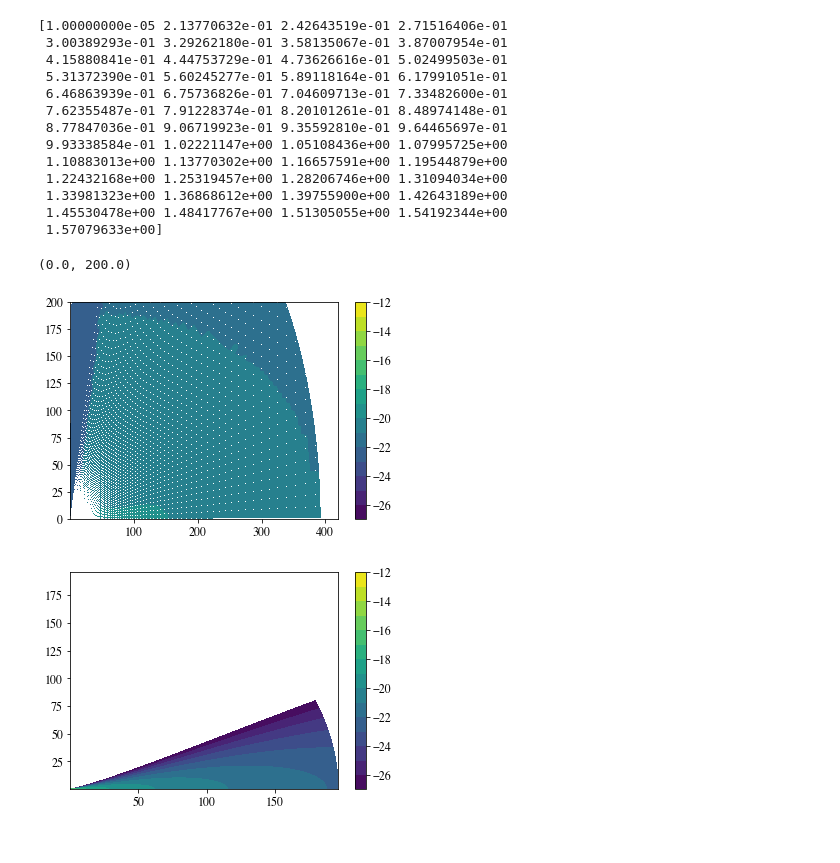
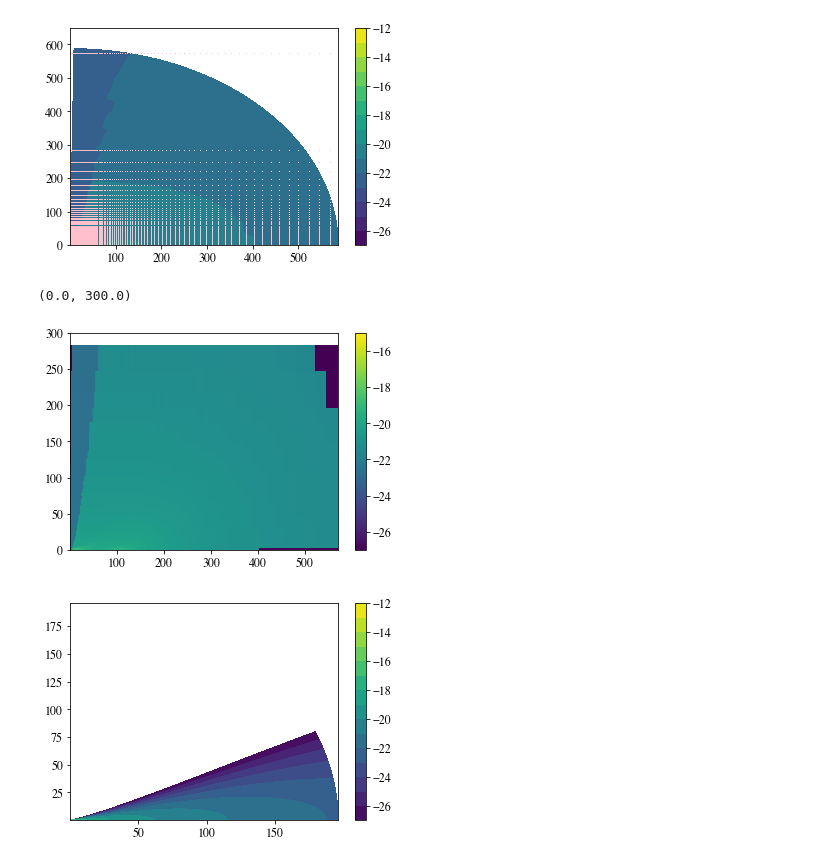
Before and after one commit to uconn-origins/wedgeford, a Jupyter notebook: models/make_model.ipynb, the cells around one changed output. Drawn from its saved outputs; the diff is of its cells as text; code cells hidden in the pictures.

```diff
--- a/models/make_model.ipynb
+++ b/models/make_model.ipynb
@@ -10,34 +10,26 @@ from make_model import *
 stellar_params = {'Ms': 1, 'Rs': 1, 'Ts': 5000}
 disk_params = {'Mdisk': 0.03, 'Mfrac': [0.01,0.01],'R0':[1,1], 'Rout':[200,200], 'H0':[0.05,0.025], 'p':[-1,-1], 'fi':[0.25,0.25], 'Rdisk':[60,60]}
 envelope_params = {'Min': 1.0e-7, 'Rc':100, 'rho_amb':1e-30, 'rho_0': 1e-20,'theta_min': 10,'exf':0.25,'Rmax':5e5, 'd2g': 0.01 }
-grid_params = {'N':[200,180,180], 'min':[0.1,1e-2,0], 'max':[400,pi/2.,2*pi], 'spacing':['log','lin','lin']}
+grid_params = {'N':[200,180,180], 'min':[0.1,1e-2,0], 'max':[600,pi/2.,2*pi], 'spacing':['log','lin','lin']}
 dust_params = {'rho_si':3.0, 'amin_chem':0.06, 'amax_ism': 1.0, 'amin': [0.005e-6,0.005e-6,0.005e-6],
               'amax': [1e-6,1e-6,1e-3]}
 RT_params = {'zetacr': 1.3e-17}
-# %%
-d1 = model(stellar_params, disk_params, envelope_params,grid_params,dust_params,RT_params)
-r,z = d1.make_rz_uniform()
-# %% [output]
-[1.00000000e-05 2.13770632e-01 2.42643519e-01 2.71516406e-01
- 3.00389293e-01 3.29262180e-01 3.58135067e-01 3.87007954e-01
- 4.15880841e-01 4.44753729e-01 4.73626616e-01 5.02499503e-01
- 5.31372390e-01 5.60245277e-01 5.89118164e-01 6.17991051e-01
- 6.46863939e-01 6.75736826e-01 7.04609713e-01 7.33482600e-01
- 7.62355487e-01 7.91228374e-01 8.20101261e-01 8.48974148e-01
- 8.77847036e-01 9.06719923e-01 9.35592810e-01 9.64465697e-01
- 9.93338584e-01 1.02221147e+00 1.05108436e+00 1.07995725e+00
- 1.10883013e+00 1.13770302e+00 1.16657591e+00 1.19544879e+00
- 1.22432168e+00 1.25319457e+00 1.28206746e+00 1.31094034e+00
- 1.33981323e+00 1.36868612e+00 1.39755900e+00 1.42643189e+00
- 1.45530478e+00 1.48417767e+00 1.51305055e+00 1.54192344e+00
- 1.57079633e+00]
 # %%
+
+
+d1 = model(stellar_params, disk_params, envelope_params,grid_params,dust_params,RT_params)
+r,z = d1.make_rz_uniform()
 d1.plot_slice(d1.rho_embedded(fluid=1))
-plot(r.flatten(),z.flatten(),',',color='white')
-ylim(0,200)
+plot(r.flatten(),z.flatten(),',',color='pink')
+ylim(0,650)
+show()
+
+make_quadrant(d1,fluid=1)
+ylim(0,300)
 # %% [output]
+[figure, new version]
-(0.0, 200.0)
+(0.0, 300.0)
-[figure, old version]
+[figure, added]
 # %%
 
 d1.plot_slice(d1.rho_disk(fluid=2))
```
Also changed, not shown: 2 other files.
